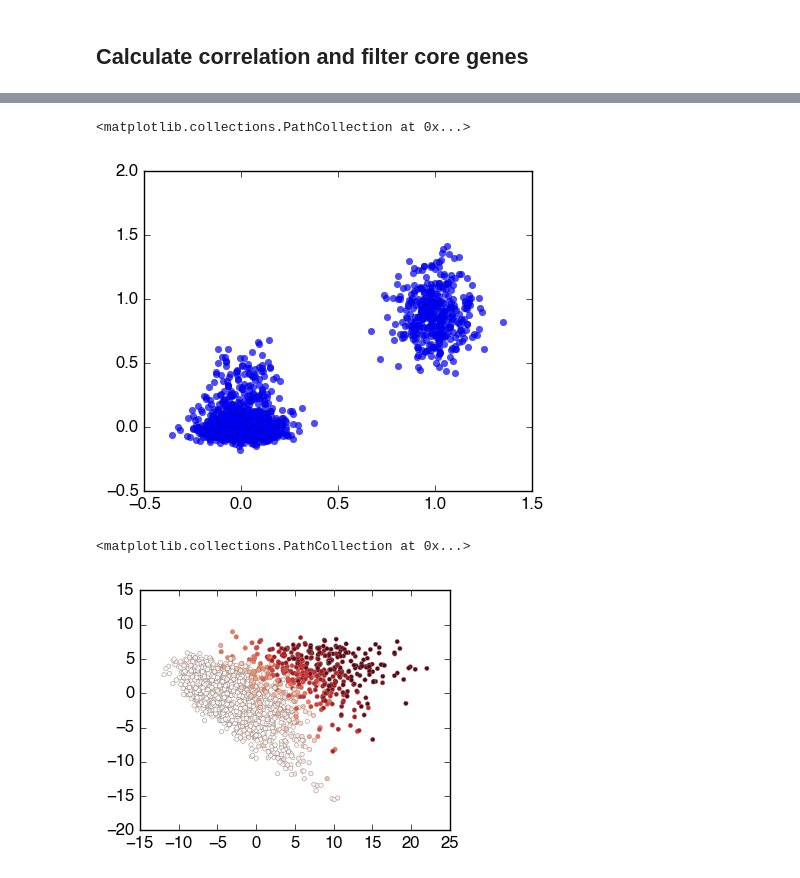
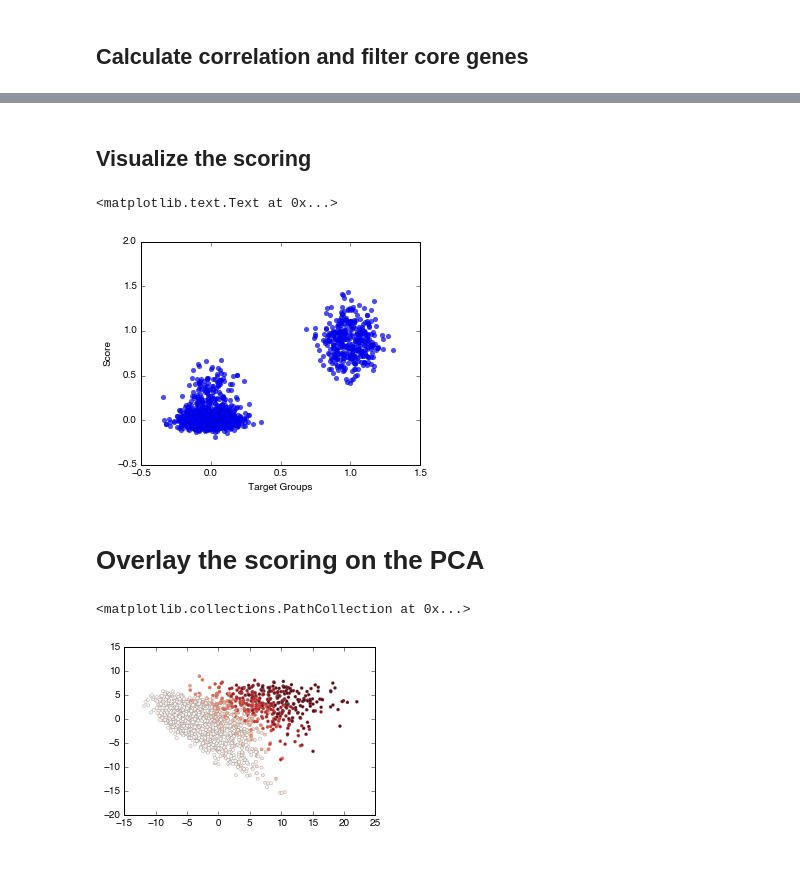
Before and after one commit to linnarsson-lab/ipynb-lamanno2016, a Jupyter notebook: ipynb-lamanno2016-proliferation.ipynb, the cells around one changed output, grey strips where cells are left out. Cells and saved outputs as stored; diff of their text form; code cells hidden in the pictures.

Commit message:
Update Proliferation scoring notebook

```diff
--- a/ipynb-lamanno2016-proliferation.ipynb
+++ b/ipynb-lamanno2016-proliferation.ipynb
@@ -168 +119,3 @@ colors_reord = [map(lambda x: x/256., colors[i]) for i in wanted_order]
+# %%
+cycling_cells_target = (res == argmax(ymeans)).astype(float) # Cluster 3, in red, is chosen as the cycling cells cluster
 # %% [markdown]
@@ -221,4 +139,0 @@ _, indexes_ = unique(celltypes, return_inverse=1)
-# %%
-from seaborn import reset_orig
-reset_orig()
-rcParams['figure.facecolor'] = 'w'
@@ -225,10 +144,7 @@ rcParams['figure.facecolor'] = 'w'
 # %%
-figure(figsize=(3,2))
+_, type_indexes = unique(cols_annot.ix['Cell_type',df_log.columns], return_inverse=1)
+
 lassocv = LassoCV(alphas=logspace(-3.5,-0.5,500),fit_intercept=False, positive=True,
-                  cv=StratifiedShuffleSplit(indexes_, n_iter=30, test_size=0.15))
-lassocv.fit( df_log.T, cycling_cells)
-print lassocv.alpha_
-chos = 0.002
-axvline(log10(chos))
-plot(log10(lassocv.alphas_), lassocv.mse_path_.mean(1))
+                  cv=StratifiedShuffleSplit(type_indexes, n_iter=30, test_size=0.15))
+lassocv.fit( df_log.T, cycling_cells_target)
 # %% [output]
@@ -238,4 +165,4 @@ plot(log10(lassocv.alphas_), lassocv.mse_path_.mean(1))
 # %%
-lassocv = Lasso(alpha=chos, fit_intercept=True, positive=False)
-lassocv.fit(df_log.T, cycling_cells)
-y1 = lassocv.predict(df_log.T)
+lasso = Lasso(alpha=chos,max_iter=2000)
+lasso.fit(df_log.T, cycling_cells_target)
+y1 = lasso.predict(df_log.T)
@@ -263,13 +197,19 @@ the_table = ax.table(cellText=rows_list, colLabels=colLabels)
+# %% [markdown]
+## Visualize the scoring
 # %%
 figure(figsize=(5,4))
-scatter( cycling_cells+random.normal(0,0.1, size=y1.shape), y1, alpha=0.7, s=25, lw=0.1 )
+scatter( cycling_cells_target+random.normal(0,0.1, size=y1.shape), y1, alpha=0.7, s=25, lw=0.1 )
+xlabel('Target Groups')
+ylabel('Score')
 # %% [output]
-<matplotlib.collections.PathCollection at 0x...>
+<matplotlib.text.Text at 0x...>
-[figure, old version]
+[figure, new version]
+# %% [markdown]
+# Overlay the scoring on the PCA
 # %%
 # Visualize the score on the PCA
-figure(figsize=(4,3))
+figure(figsize=(4.5,3))
 scatter(pcs[:,0],pcs[:,1], c=cm.Reds(y1),s=10, edgecolor='0.5', lw = 0.3)
 # %% [output]
 <matplotlib.collections.PathCollection at 0x...>
-[figure, old version]
+[figure, new version]
```
Also changed, not shown: parts of 39 cells of this notebook, 1 other file.
